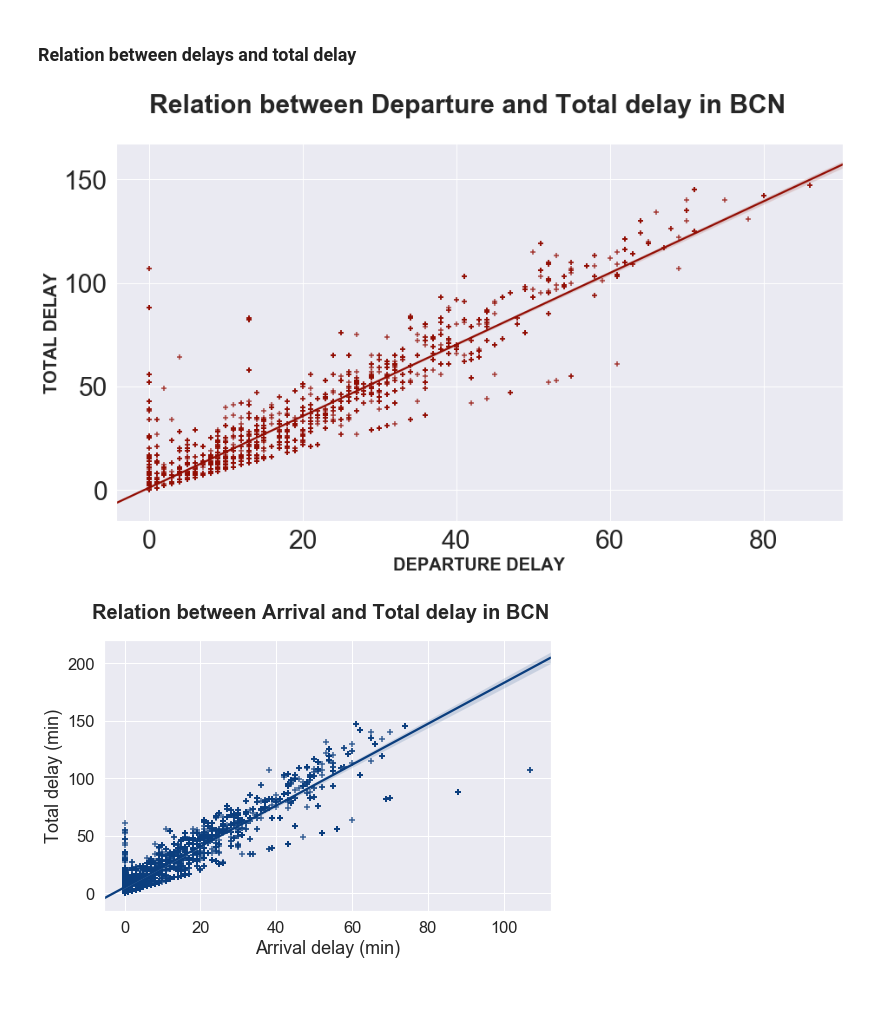
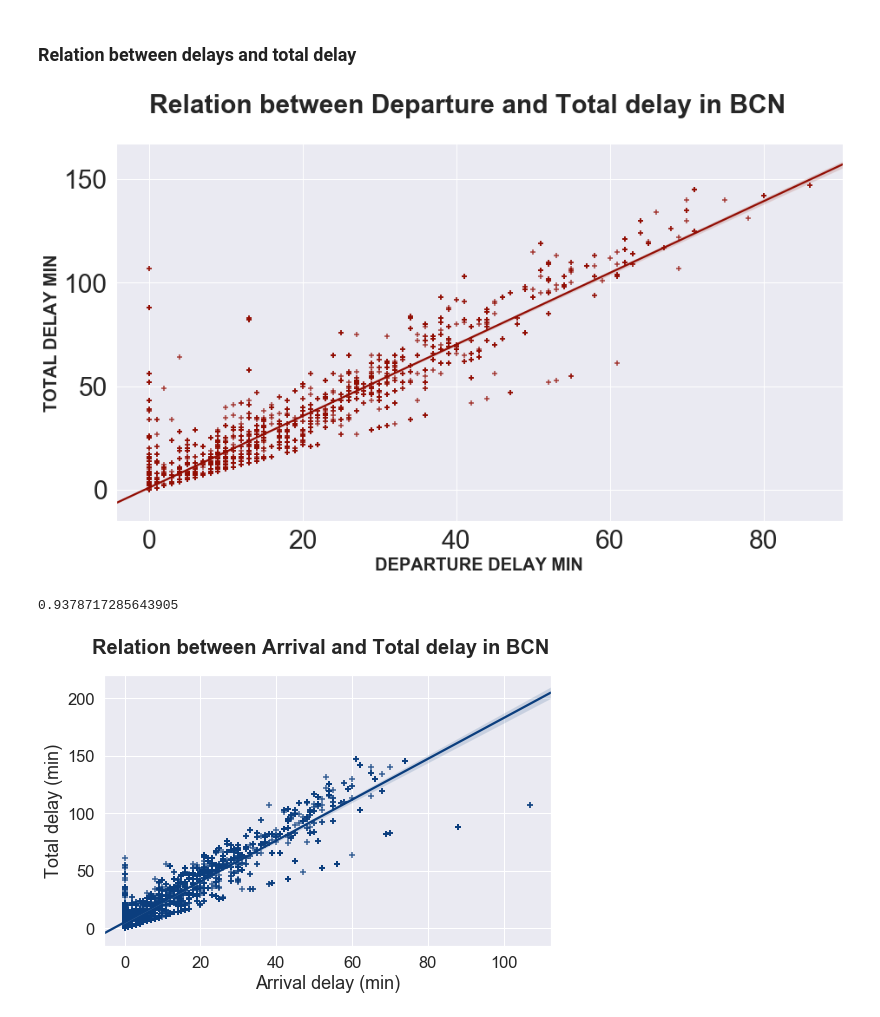
Before and after one commit to albertoabreu91/Airplanes_delay_project, a Jupyter notebook: your-project/Visalizations/BCN_visualizations.ipynb, the cells around one changed output. Saved outputs shown, nothing was run; the diff lists cells and outputs as text; code cells hidden in the pictures.

```diff
--- a/your-project/Visalizations/BCN_visualizations.ipynb
+++ b/your-project/Visalizations/BCN_visualizations.ipynb
@@ -266,19 +266,23 @@ plt.show()
 # %%
 sns.set(font_scale=1.5)
 fig,ax = plt.subplots(figsize=(15,8))
 fig.suptitle('Relation between Departure and Total delay in BCN', fontweight = 900, fontsize = 30)
 ax1 = sns.regplot(data_bcn.depart_delay, data_bcn.Total_delay, fit_reg=True, color=color_r, marker="+")
 ax1.set(ylabel='Total delay (min)', xlabel='Departure delay (min)')
 ax1.tick_params(axis="x", labelsize=30)
 ax1.tick_params(axis="y", labelsize=30)
-ax1.set_ylabel('TOTAL DELAY',fontweight = 900, fontsize = 20)
-ax1.set_xlabel('DEPARTURE DELAY',fontweight = 900, fontsize = 20)
+ax1.set_ylabel('TOTAL DELAY MIN',fontweight = 900, fontsize = 20)
+ax1.set_xlabel('DEPARTURE DELAY MIN',fontweight = 900, fontsize = 20)
 
 plt.savefig("relation_total_departure_delay.png")
 
 plt.show()
 # %% [output]
-[figure, old version]
+[figure, new version]
+# %%
+data_bcn.depart_delay.corr(data_bcn.Total_delay)
+# %% [output]
+0.9378717285643905
 # %%
 sns.set(font_scale=1.5)
 fig,ax = plt.subplots(figsize=(8,5))
```
Also changed, not shown: parts of 9 cells of this notebook, 8 other files.
